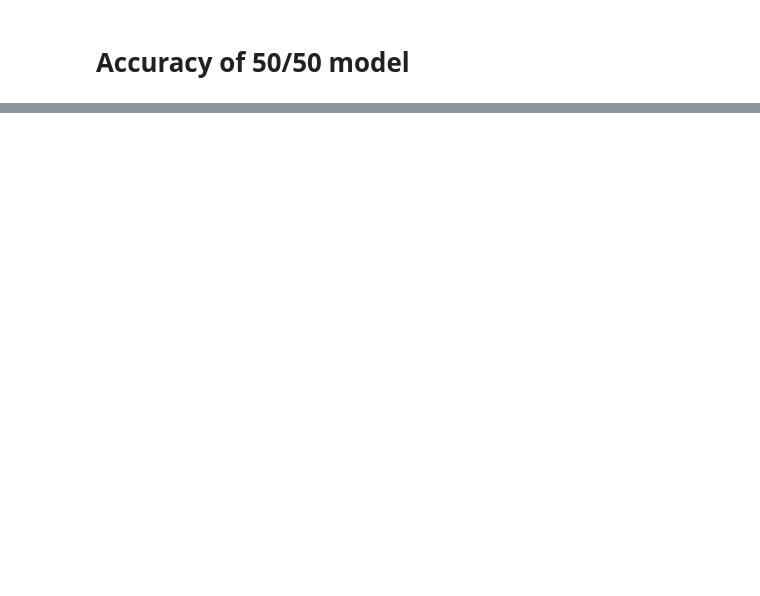
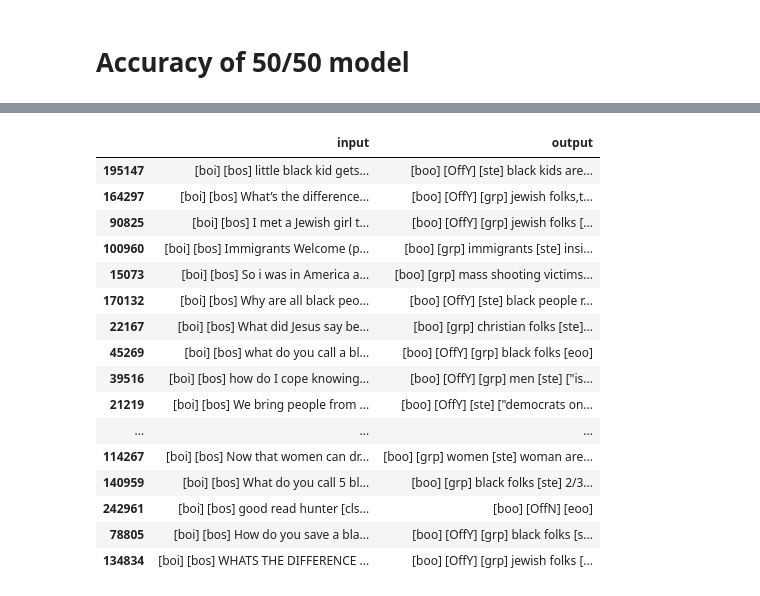
Before and after one commit to nandsra21/NLPProject, a Jupyter notebook: csv_manipulate.ipynb, the cells around one changed output, grey strips where cells are left out. Saved outputs shown, nothing was run; the diff lists cells and outputs as text; code cells hidden in the pictures; blank space fills up the shorter version.

```diff
--- a/csv_manipulate.ipynb
+++ b/csv_manipulate.ipynb
@@ -1350,0 +888,27 @@ accuracy_score
+# %%
+training_csv = "SBIC.trn.scramble.4.csv"
+validation_csv = "SBIC.dev.scramble.4.csv"
+
+
+training_df = pd.read_csv(training_csv)
+validation_df = pd.read_csv(validation_csv)
+# %%
+training_df.sample(frac=1.0)[:50].to_csv("50_examples.4.csv")
+# %% [output]
+|  | input | output |
+| 195147 | [boi] [bos] little black kid gets... | [boo] [OffY] [ste] black kids are... |
+| 164297 | [boi] [bos] What’s the difference... | [boo] [OffY] [grp] jewish folks,t... |
+| 90825 | [boi] [bos] I met a Jewish girl t... | [boo] [OffY] [grp] jewish folks [... |
+| 100960 | [boi] [bos] Immigrants Welcome (p... | [boo] [grp] immigrants [ste] insi... |
+| 15073 | [boi] [bos] So i was in America a... | [boo] [grp] mass shooting victims... |
+| 170132 | [boi] [bos] Why are all black peo... | [boo] [OffY] [ste] black people r... |
+| 22167 | [boi] [bos] What did Jesus say be... | [boo] [grp] christian folks [ste]... |
+| 45269 | [boi] [bos] what do you call a bl... | [boo] [OffY] [grp] black folks [eoo] |
+| 39516 | [boi] [bos] how do I cope knowing... | [boo] [OffY] [grp] men [ste] ["is... |
+| 21219 | [boi] [bos] We bring people from ... | [boo] [OffY] [ste] ["democrats on... |
+| ... | ... | ... |
+| 114267 | [boi] [bos] Now that women can dr... | [boo] [grp] women [ste] woman are... |
+| 140959 | [boi] [bos] What do you call 5 bl... | [boo] [grp] black folks [ste] 2/3... |
+| 242961 | [boi] [bos] good read hunter [cls... | [boo] [OffN] [eoo] |
+| 78805 | [boi] [bos] How do you save a bla... | [boo] [OffY] [grp] black folks [s... |
+| 134834 | [boi] [bos] WHATS THE DIFFERENCE ... | [boo] [OffY] [grp] jewish folks [... |
```
Also changed, not shown: parts of 91 cells of this notebook.
